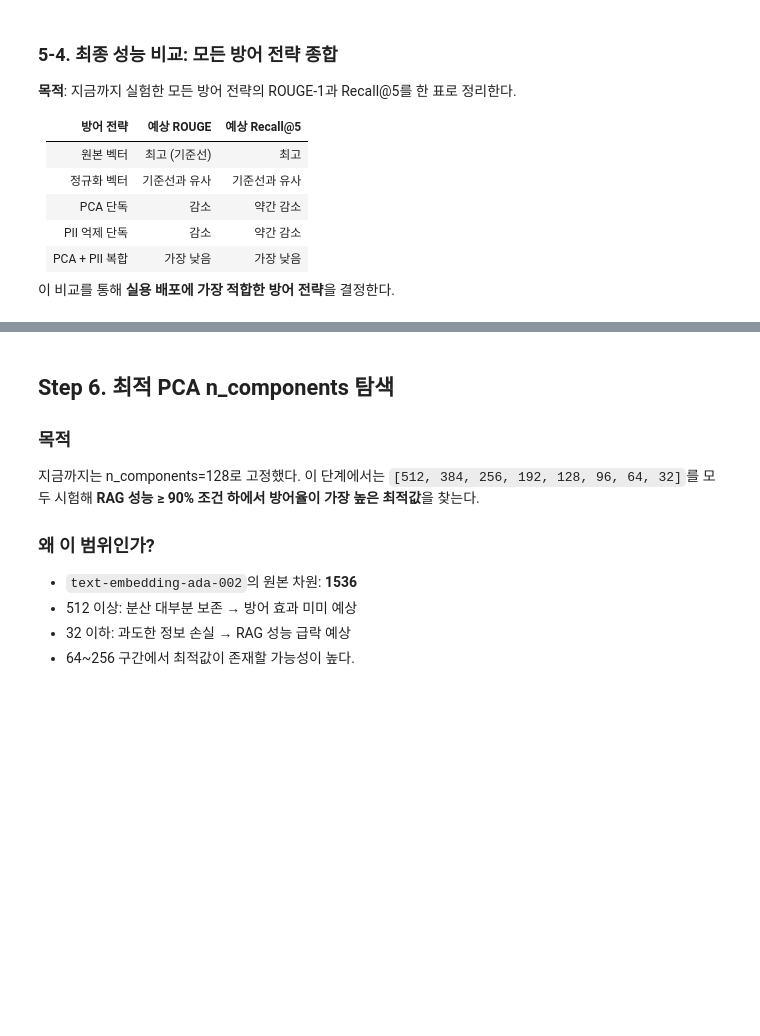
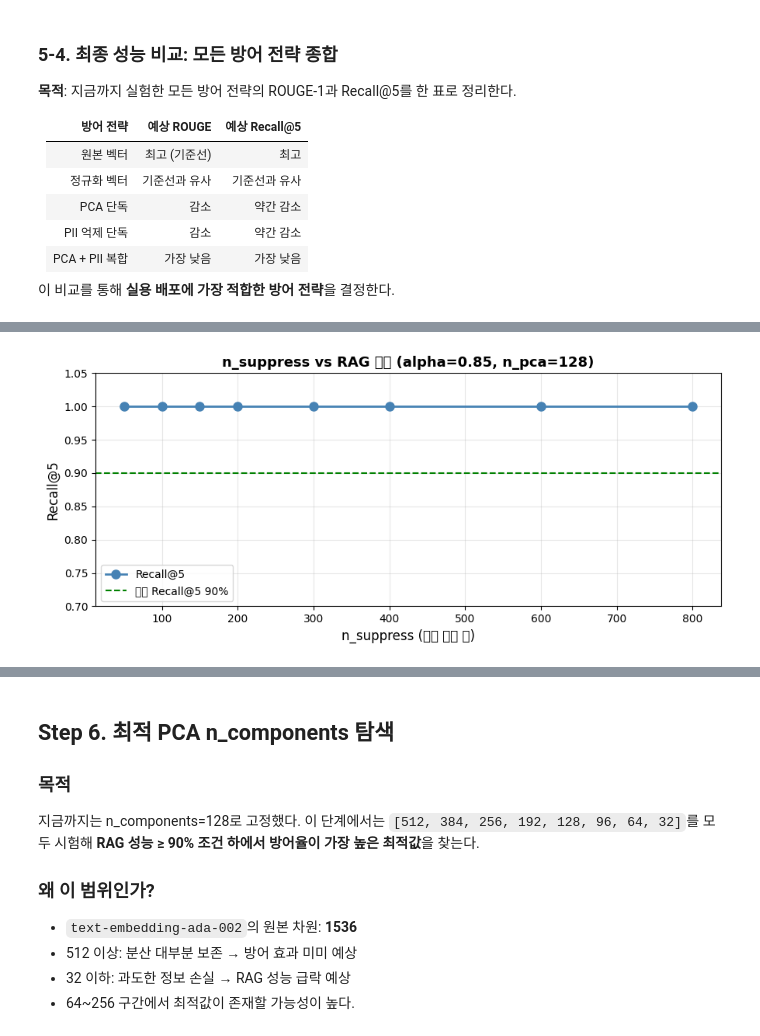
Before and after one commit to BUZZINGPolarBear/Safe_RAG, a Jupyter notebook: _colab_Safe_RAG_Generate_and_judgement.ipynb, the cells around one changed output, grey strips where cells are left out. Saved outputs shown, nothing was run; the diff lists cells and outputs as text; code cells hidden in the pictures; blank space fills up the shorter version.

```diff
--- a/_colab_Safe_RAG_Generate_and_judgement.ipynb
+++ b/_colab_Safe_RAG_Generate_and_judgement.ipynb
@@ -376,7 +313,7 @@ from sklearn.decomposition import PCA
 import torch
 import numpy as np
 
-embeddings_raw = np.load("embeddings_unsafe_raw.npy")
+embeddings_raw = np.load(os.path.join(ROOT_DIR, "embeddings_unsafe_raw.npy"))
 print(f"원본 벡터 shape: {embeddings_raw.shape}")
 
 embeddings_matrix = embeddings_raw.astype(np.float32)
@@ -391,7 +328,7 @@ pca.fit(embeddings_matrix)
 compressed    = pca.transform(embeddings_matrix)
 reconstructed = pca.inverse_transform(compressed).astype(np.float32)
 
-np.save("embeddings_defense_pca.npy", reconstructed)
+np.save(os.path.join(ROOT_DIR, "embeddings_defense_pca.npy"), reconstructed)
 
 retained = pca.explained_variance_ratio_.sum()
 print(f"PCA 방어 벡터 저장 완료")
@@ -423,9 +415,9 @@ from rouge_score import rouge_scorer
 device = torch.device("cuda" if torch.cuda.is_available() else "cpu")
 print(f"사용 디바이스: {device}")
 
-corrector = vec2text.load_pretrained_corrector("text-embedding-ada-002")
+# corrector = vec2text.load_pretrained_corrector("text-embedding-ada-002")
 
-embeddings_raw = np.load("embeddings_unsafe_raw.npy")
+embeddings_raw = np.load(os.path.join(ROOT_DIR, "embeddings_unsafe_raw.npy"))
 print(f"원본 벡터 shape: {embeddings_raw.shape}")
 
 sample_vecs = torch.tensor(embeddings_raw[:10]).to(device)
@@ -502,7 +520,7 @@ print(f"사용 디바이스: {device}")
 
 corrector = vec2text.load_pretrained_corrector("text-embedding-ada-002")
 
-index = faiss.read_index("faiss_unsafe.index")
+index = faiss.read_index(os.path.join(ROOT_DIR, "faiss_unsafe.index"))
 n = index.ntotal
 dim = index.d
 embeddings_norm = np.zeros((n, dim), dtype=np.float32)
@@ -582,7 +629,7 @@ print(f"사용 디바이스: {device}")
 
 corrector = vec2text.load_pretrained_corrector("text-embedding-ada-002")
 
-embeddings_pca = np.load("embeddings_defense_pca.npy")
+embeddings_pca = np.load(os.path.join(ROOT_DIR, "embeddings_defense_pca.npy"))
 print(f"PCA 방어 벡터 shape: {embeddings_pca.shape}")
 
 sample_vecs = torch.tensor(embeddings_pca[:10]).to(device)
@@ -1083,0 +1392,74 @@ PCA+PII 복합           |          0.193 |          64.6% | ✅ 우수
+# %%
+import numpy as np
+import faiss
+import matplotlib.pyplot as plt
+import pandas as pd
+from sklearn.decomposition import PCA
+
+# ── 설정 ────────────────────────────────────────────────────────────────────
+N_SUPPRESS_CANDIDATES = [50, 100, 150, 200, 300, 400, 600, 800]
+ALPHA_FIXED           = 0.85
+N_PCA                 = 128
+K_RECALL              = 5
+N_EVAL                = 50
+
+embeddings_raw = np.load(os.path.join(ROOT_DIR, "embeddings_unsafe_raw.npy"))
+
+# PII 샘플 (이전 셀에서 정의한 변수 재사용)
+# density_scores, pii_chunk_idx, pii_samples 가 이미 정의되어 있어야 함
+
+def build_combined(emb_raw, pii_samp, n_supp, alpha, n_pca):
+    defended = defend_pii_soft(emb_raw, pii_samp, n_suppress=n_supp, alpha=alpha)
+    n_comp   = min(n_pca, len(defended) - 1)
+    pca      = PCA(n_components=n_comp, svd_solver='full').fit(defended)
+    rec      = pca.inverse_transform(pca.transform(defended)).astype(np.float32)
+    norms    = np.linalg.norm(rec, axis=1, keepdims=True)
+    return (rec / norms).astype(np.float32)
+
+def recall_at_k(emb, k=5, n_eval=50):
+    n_eval = min(n_eval, len(emb))
+    e = emb[:n_eval].copy()
+    faiss.normalize_L2(e)
+    idx = faiss.IndexFlatIP(e.shape[1])
+    idx.add(e)
+    return sum(1 for i in range(n_eval) if i in idx.search(e[i:i+1], k)[1][0]) / n_eval
+
+# ── 그리드 서치 ──────────────────────────────────────────────────────────────
+suppress_results = []
+print(f'n_suppress 민감도 분석 (alpha={ALPHA_FIXED}, n_pca={N_PCA})')
+print('-'*60)
+print(f'{"n_suppress":>12} | {"Recall@5":>10} | {"분산보존":>10}')
+print('-'*60)
+
+for n_supp in N_SUPPRESS_CANDIDATES:
+    defended = defend_pii_soft(embeddings_raw, pii_samples,
+                               n_suppress=n_supp, alpha=ALPHA_FIXED)
+    n_comp = min(N_PCA, len(defended) - 1)
+    pca    = PCA(n_components=n_comp, svd_solver='full').fit(defended)
+    rec    = pca.inverse_transform(pca.transform(defended)).astype(np.float32)
+    norms  = np.linalg.norm(rec, axis=1, keepdims=True)
+    comb   = (rec / norms).astype(np.float32)
+
+    r5  = recall_at_k(comb, K_RECALL, N_EVAL)
+    var = pca.explained_variance_ratio_.sum()
+
+    suppress_results.append({'n_suppress': n_supp, 'recall_at_5': r5, 'variance': var})
+    print(f'{n_supp:>12} | {r5:>10.1%} | {var:>10.1%}')
+
+supp_df = pd.DataFrame(suppress_results)
+
+fig, ax = plt.subplots(figsize=(9, 4))
+ax.plot(supp_df['n_suppress'], supp_df['recall_at_5'], 'o-',
+        color='steelblue', linewidth=2, markersize=8, label='Recall@5')
+ax.axhline(0.90, color='green', linestyle='--', label='목표 Recall@5 90%')
+ax.set_xlabel('n_suppress (억제 차원 수)', fontsize=12)
+ax.set_ylabel('Recall@5', fontsize=12)
+ax.set_title('n_suppress vs RAG 성능 (alpha=0.85, n_pca=128)', fontsize=13, fontweight='bold')
+ax.set_ylim([0.7, 1.05])
+ax.legend()
+ax.grid(True, alpha=0.3)
+plt.tight_layout()
+plt.savefig('suppress_sensitivity.png', dpi=150, bbox_inches='tight')
+plt.show()
+print('\n✅ n_suppress 민감도 커브 저장: suppress_sensitivity.png')
+# %% [output]
@@ -1083,0 +1478 @@ PCA+PII 복합           |          0.193 |          64.6% | ✅ 우수
+[figure, added]
```
Also changed, not shown: parts of 39 cells of this notebook.
